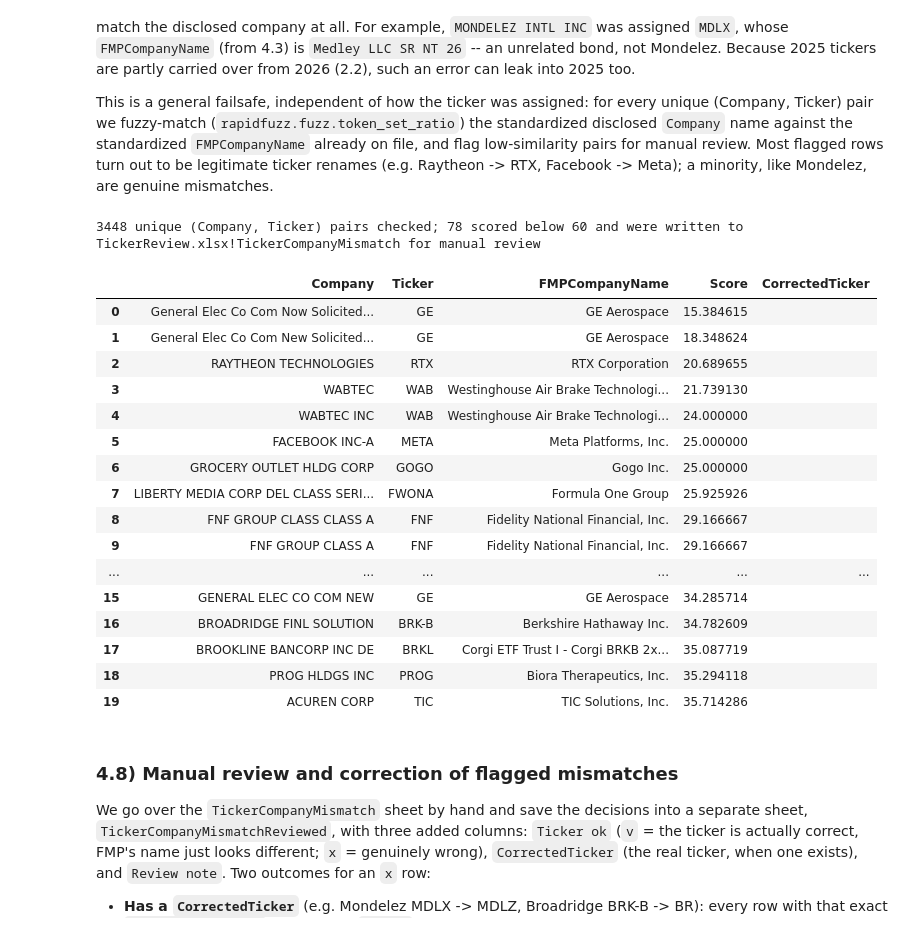
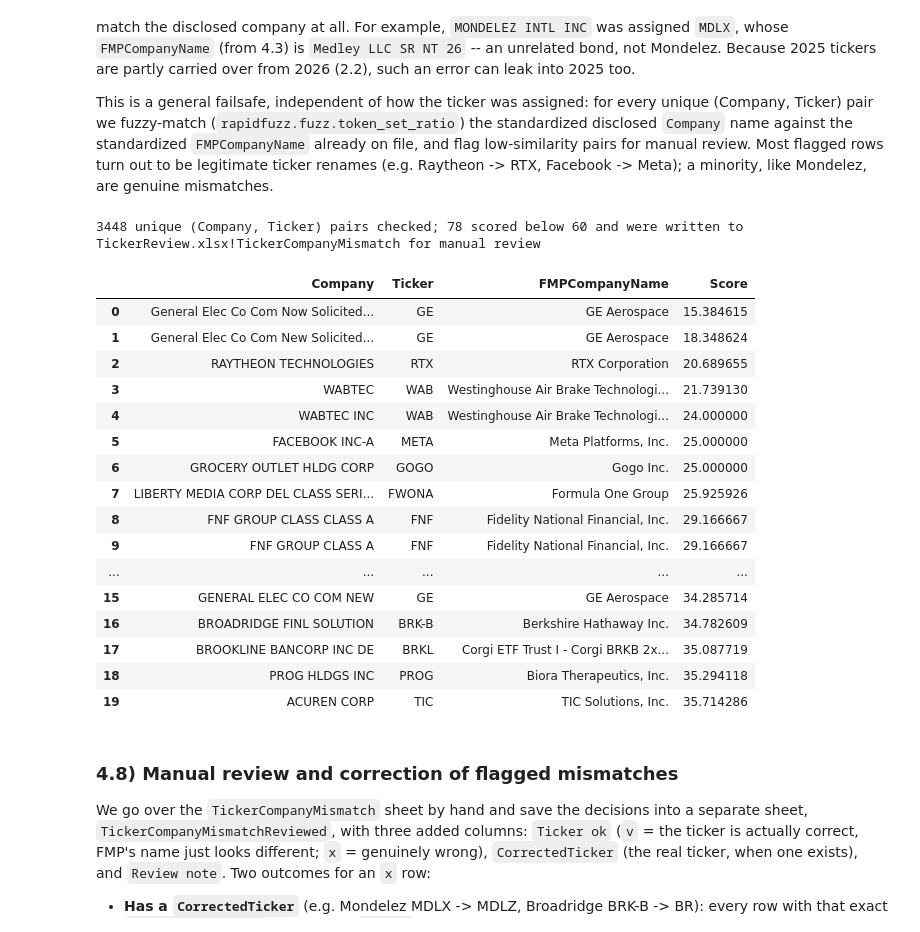
Before and after one commit to Steven-McQueen/MasterDataHandling, a Jupyter notebook: 2) Trades/TradesCleaning.ipynb, the cells around one changed output. Cells and saved outputs as stored; diff of their text form; code cells hidden in the pictures.

```diff
--- a/2) Trades/TradesCleaning.ipynb
+++ b/2) Trades/TradesCleaning.ipynb
@@ -414,10 +414,9 @@ fuzzy_results = remaining_2025["Prefix"].apply(best_fuzzy_match)
 remaining_2025["SuggestedCompany"] = fuzzy_results.apply(lambda m: m[0] if m else None)
 remaining_2025["Accuracy"] = fuzzy_results.apply(lambda m: round(m[1], 1) if m else None)
 remaining_2025["SuggestedTicker"] = remaining_2025["SuggestedCompany"].map(candidate_lookup_tickersdb)
-remaining_2025["Ticker"] = None  # left blank for manual confirmation
 
 remaining_2025 = remaining_2025.sort_values("Accuracy", ascending=False)[
-    ["Company", "Prefix", "SuggestedCompany", "SuggestedTicker", "Accuracy", "Ticker"]
+    ["Company", "Prefix", "SuggestedCompany", "SuggestedTicker", "Accuracy"]
 ]
 
 with pd.ExcelWriter("TickerReview.xlsx", engine="openpyxl", mode="a", if_sheet_exists="replace") as writer:
@@ -833,51 +832,50 @@ MISMATCH_SCORE_THRESHOLD = 60  # flag pairs scoring below this for manual review
 unique_pairs = (
     Trump_trades_2025_2026[["Company", "Ticker", "FMPCompanyName"]]
     .drop_duplicates()
     .reset_index(drop=True)
 )
 
 def mismatch_score(company, fmp_name):
     if not fmp_name or fmp_name == "NA":
         return 0
     return fuzz.token_set_ratio(standardize_company(company), standardize_company(fmp_name))
 
 unique_pairs["Score"] = unique_pairs.apply(
     lambda r: mismatch_score(r["Company"], r["FMPCompanyName"]), axis=1
 )
 
 ticker_company_mismatch = (
     unique_pairs[unique_pairs["Score"] < MISMATCH_SCORE_THRESHOLD]
     .sort_values("Score")
     .reset_index(drop=True)
 )
-ticker_company_mismatch["CorrectedTicker"] = ""  # filled in manually in 4.8 where the ticker is actually wrong
 
 with pd.ExcelWriter("TickerReview.xlsx", engine="openpyxl", mode="a", if_sheet_exists="replace") as writer:
     ticker_company_mismatch.to_excel(writer, sheet_name="TickerCompanyMismatch", index=False)
 
 print(f"{len(unique_pairs)} unique (Company, Ticker) pairs checked; "
       f"{len(ticker_company_mismatch)} scored below {MISMATCH_SCORE_THRESHOLD} and were written to "
       "TickerReview.xlsx!TickerCompanyMismatch for manual review")
 display(ticker_company_mismatch.head(20))
 # %% [output]
 3448 unique (Company, Ticker) pairs checked; 78 scored below 60 and were written to TickerReview.xlsx!TickerCompanyMismatch for manual review
-|  | Company | Ticker | FMPCompanyName | Score | CorrectedTicker |
-| 0 | General Elec Co Com Now Solicited... | GE | GE Aerospace | 15.384615 |  |
-| 1 | General Elec Co Com New Solicited... | GE | GE Aerospace | 18.348624 |  |
-| 2 | RAYTHEON TECHNOLOGIES | RTX | RTX Corporation | 20.689655 |  |
-| 3 | WABTEC | WAB | Westinghouse Air Brake Technologi... | 21.739130 |  |
-| 4 | WABTEC INC | WAB | Westinghouse Air Brake Technologi... | 24.000000 |  |
-| 5 | FACEBOOK INC-A | META | Meta Platforms, Inc. | 25.000000 |  |
-| 6 | GROCERY OUTLET HLDG CORP | GOGO | Gogo Inc. | 25.000000 |  |
-| 7 | LIBERTY MEDIA CORP DEL CLASS SERI... | FWONA | Formula One Group | 25.925926 |  |
-| 8 | FNF GROUP CLASS CLASS A | FNF | Fidelity National Financial, Inc. | 29.166667 |  |
-| 9 | FNF GROUP CLASS A | FNF | Fidelity National Financial, Inc. | 29.166667 |  |
-| ... | ... | ... | ... | ... | ... |
-| 15 | GENERAL ELEC CO COM NEW | GE | GE Aerospace | 34.285714 |  |
-| 16 | BROADRIDGE FINL SOLUTION | BRK-B | Berkshire Hathaway Inc. | 34.782609 |  |
-| 17 | BROOKLINE BANCORP INC DE | BRKL | Corgi ETF Trust I - Corgi BRKB 2x... | 35.087719 |  |
-| 18 | PROG HLDGS INC | PROG | Biora Therapeutics, Inc. | 35.294118 |  |
-| 19 | ACUREN CORP | TIC | TIC Solutions, Inc. | 35.714286 |  |
+|  | Company | Ticker | FMPCompanyName | Score |
+| 0 | General Elec Co Com Now Solicited... | GE | GE Aerospace | 15.384615 |
+| 1 | General Elec Co Com New Solicited... | GE | GE Aerospace | 18.348624 |
+| 2 | RAYTHEON TECHNOLOGIES | RTX | RTX Corporation | 20.689655 |
+| 3 | WABTEC | WAB | Westinghouse Air Brake Technologi... | 21.739130 |
+| 4 | WABTEC INC | WAB | Westinghouse Air Brake Technologi... | 24.000000 |
+| 5 | FACEBOOK INC-A | META | Meta Platforms, Inc. | 25.000000 |
+| 6 | GROCERY OUTLET HLDG CORP | GOGO | Gogo Inc. | 25.000000 |
+| 7 | LIBERTY MEDIA CORP DEL CLASS SERI... | FWONA | Formula One Group | 25.925926 |
+| 8 | FNF GROUP CLASS CLASS A | FNF | Fidelity National Financial, Inc. | 29.166667 |
+| 9 | FNF GROUP CLASS A | FNF | Fidelity National Financial, Inc. | 29.166667 |
+| ... | ... | ... | ... | ... |
+| 15 | GENERAL ELEC CO COM NEW | GE | GE Aerospace | 34.285714 |
+| 16 | BROADRIDGE FINL SOLUTION | BRK-B | Berkshire Hathaway Inc. | 34.782609 |
+| 17 | BROOKLINE BANCORP INC DE | BRKL | Corgi ETF Trust I - Corgi BRKB 2x... | 35.087719 |
+| 18 | PROG HLDGS INC | PROG | Biora Therapeutics, Inc. | 35.294118 |
+| 19 | ACUREN CORP | TIC | TIC Solutions, Inc. | 35.714286 |
 # %% [markdown]
 ### 4.8) Manual review and correction of flagged mismatches
 
```
Also changed, not shown: parts of 1 cell of this notebook, 8 other files.
